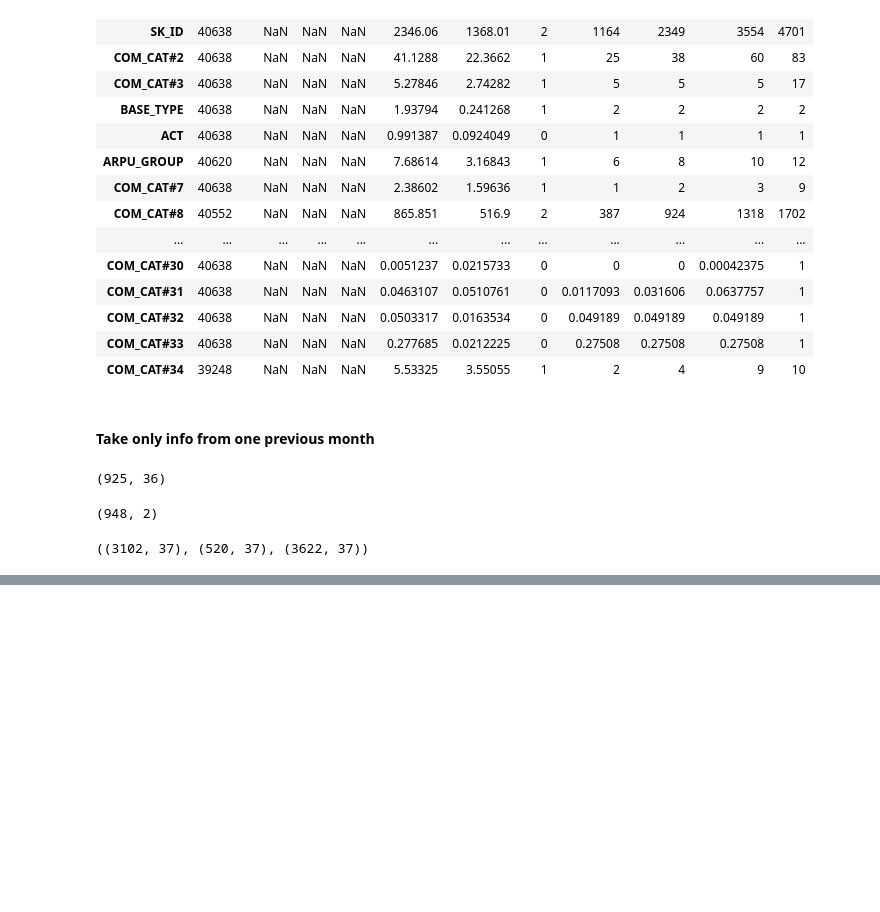
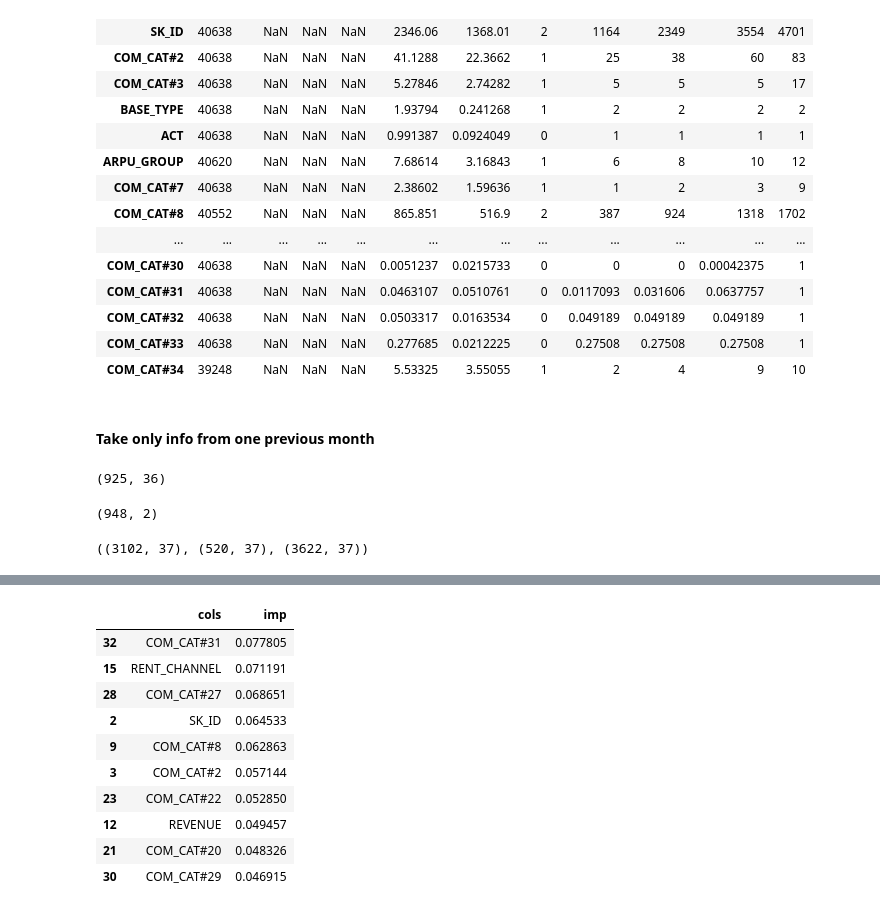
Before and after one commit to ademyanchuk/mlBootCamp2018, a Jupyter notebook: make-validation-system.ipynb, the cells around one changed output, grey strips where cells are left out. Saved outputs shown, nothing was run; the diff lists cells and outputs as text; code cells hidden in the pictures; blank space fills up the shorter version.

```diff
--- a/make-validation-system.ipynb
+++ b/make-validation-system.ipynb
@@ -487,0 +470,14 @@ Wall time: 247 ms
+# %%
+fi[:10]
+# %% [output]
+|  | cols | imp |
+| 32 | COM_CAT#31 | 0.077805 |
+| 15 | RENT_CHANNEL | 0.071191 |
+| 28 | COM_CAT#27 | 0.068651 |
+| 2 | SK_ID | 0.064533 |
+| 9 | COM_CAT#8 | 0.062863 |
+| 3 | COM_CAT#2 | 0.057144 |
+| 23 | COM_CAT#22 | 0.052850 |
+| 12 | REVENUE | 0.049457 |
+| 21 | COM_CAT#20 | 0.048326 |
+| 30 | COM_CAT#29 | 0.046915 |
```
Also changed, not shown: parts of 14 cells of this notebook, 1 other file.
